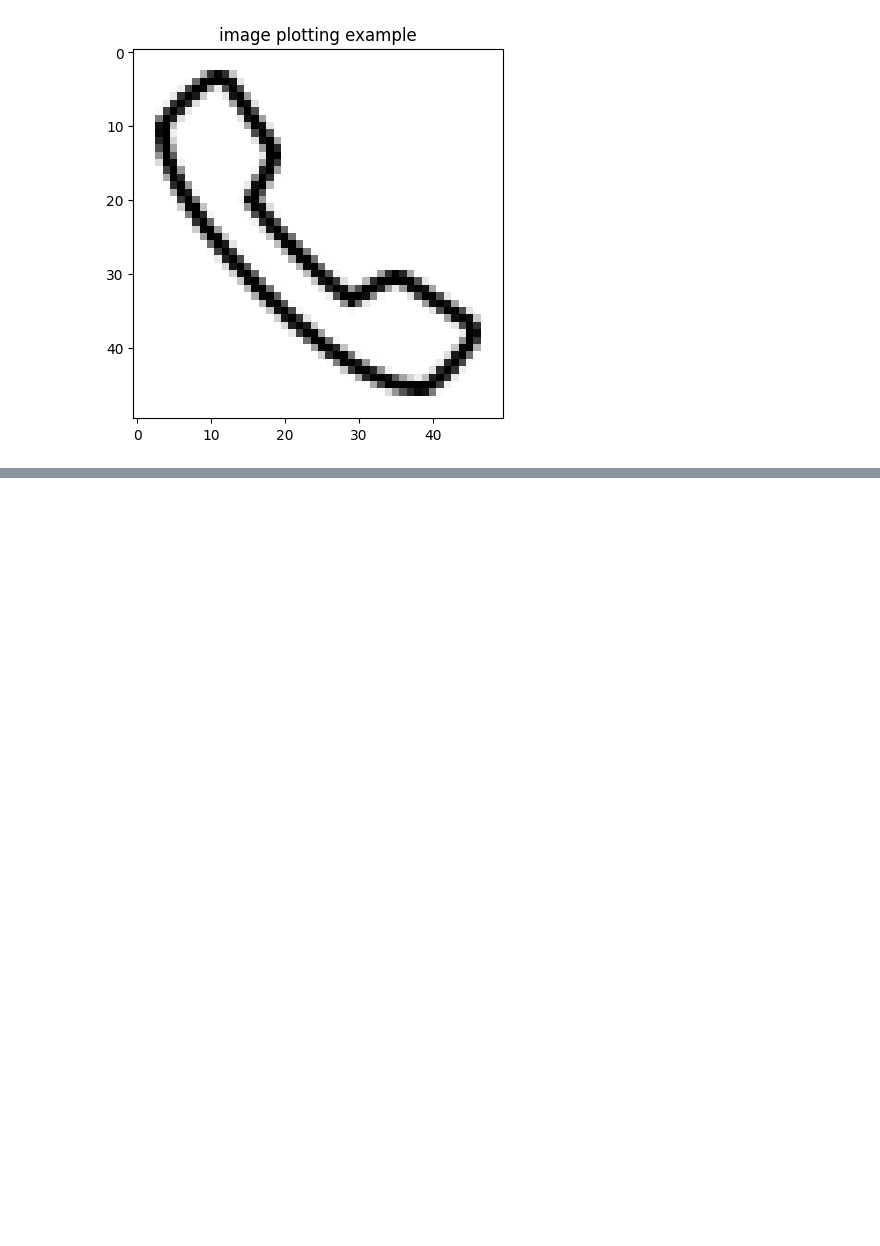
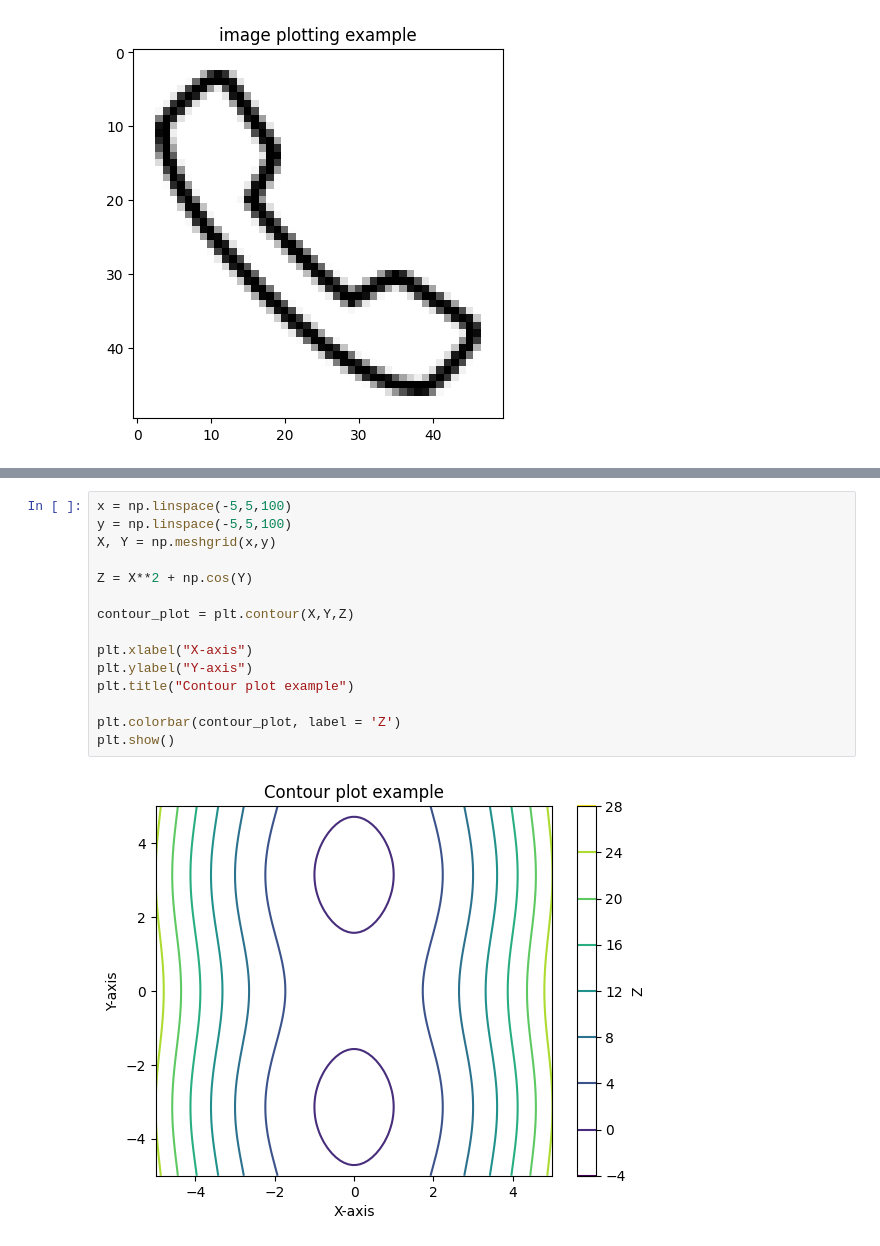
Before and after one commit to jai050803/matplotlib_tutorial, a Jupyter notebook: polar_plot.ipynb, the cells around one changed output, grey strips where cells are left out. Cells and saved outputs as stored; diff of their text form; blank space fills up the shorter version.

```diff
--- a/polar_plot.ipynb
+++ b/polar_plot.ipynb
@@ -71,0 +108,17 @@ plt.show()
+# %%
+x = np.linspace(-5,5,100)
+y = np.linspace(-5,5,100)
+X, Y = np.meshgrid(x,y)
+
+Z = X**2 + np.cos(Y)
+
+contour_plot = plt.contour(X,Y,Z)
+
+plt.xlabel("X-axis")
+plt.ylabel("Y-axis")
+plt.title("Contour plot example")
+
+plt.colorbar(contour_plot, label = 'Z')
+plt.show()
+# %% [output]
+[figure, added]
```
Also changed, not shown: parts of 4 cells of this notebook.
